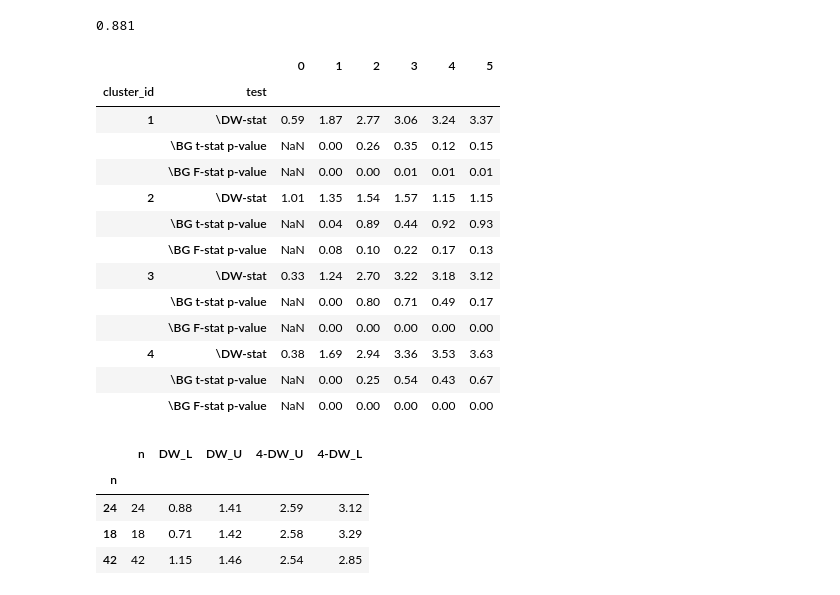
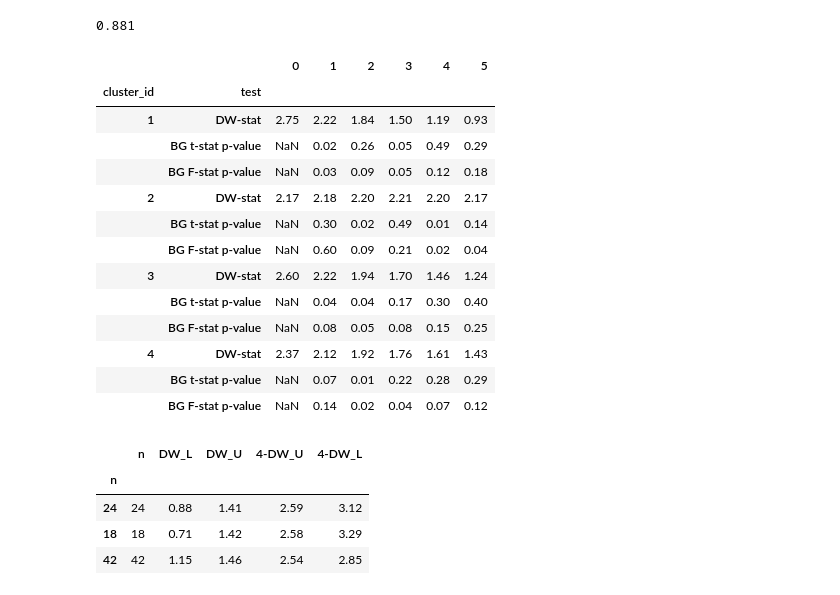
Before and after one commit to tony-pitchblack/---------------, a Jupyter notebook: clustering-structure.ipynb, the cells around one changed output. Cells and saved outputs as stored; diff of their text form; code cells hidden in the pictures.

Commit message:
calc acorr on sorted data

```diff
--- a/clustering-structure.ipynb
+++ b/clustering-structure.ipynb
@@ -350,7 +351,7 @@ regr_metrics_all = []
 breush_godfrey_all = []
 cochrane_log_all = {}
 for cluster_id in data_for_regr_cl[linkage_type].unique():
-    cluster = data_for_regr_cl[data_for_regr_cl[linkage_type] == cluster_id]
+    cluster = data_for_regr_cl[data_for_regr_cl[linkage_type] == cluster_id].sort_values(by='t')
 
     regr_metrics = {}
     X = cluster.loc[:, ["ln_K", "ln_L", "t"]]
@@ -379,7 +380,7 @@ for cluster_id in data_for_regr_cl[linkage_type].unique():
                 bg_OLS_result = bg_result[4].resols
                 bg_fpvalue = bg_result[3]
 
-                tstat_pvals_all = stats.t.sf(bg_OLS_result.tvalues, bg_OLS_result.df_resid)
+                tstat_pvals_all = stats.t.sf(np.abs(bg_OLS_result.tvalues), bg_OLS_result.df_resid)
                 tstat_pval_lag = tstat_pvals_all[first_lag + n_lags - 1]
             else:
                 tstat_pval_lag = np.nan
@@ -387,9 +388,9 @@ for cluster_id in data_for_regr_cl[linkage_type].unique():
 
             proc_step_log = {
                 # 'n lags' : n_lags,
-                '\\DW-stat' : dw_hat,
-                '\\BG t-stat p-value' : tstat_pval_lag,
-                '\\BG F-stat p-value' : bg_fpvalue,
+                'DW-stat' : dw_hat,
+                'BG t-stat p-value' : tstat_pval_lag,
+                'BG F-stat p-value' : bg_fpvalue,
             }
             proc_log[n_lags] = proc_step_log
 
@@ -453,46 +454,46 @@ for cluster_id in data_for_regr_cl[linkage_type].unique():
     # # g.map(sns.regplot, color=".3", ci=None)
     # g.map(sns.scatterplot)
     # g.set(ylim=(-1.5, 1.5), yticks=[-1.5, -1, 0, 1, 1.5])
 
 pd.set_option('display.float_format', lambda x: '%.2f' % x)
 breush_godfrey_all = pd.DataFrame(breush_godfrey_all)
 regr_metrics_all = pd.DataFrame(regr_metrics_all)
 regr_metrics_acorr = pd.DataFrame(regr_metrics_all.loc[:, [ 'cluster_id', 'n', 'DW' ]]) \
     .merge(DW_table.reset_index(drop=True), on='n', how='left')
 
 # cochrane_log_all = pd.DataFrame(cochrane_log_all)
 cochrane_log_all = pd.concat(cochrane_log_all, keys=cochrane_log_all.keys())
 cochrane_log_all = cochrane_log_all.rename_axis(['cluster_id', 'test'])
-cochrane_log_all.to_clipboard(float_format="%.2f")
+cochrane_log_all.sort_values(by='cluster_id').to_clipboard(float_format="%.2f", decimal=',')
 # print(regr_metrics_all)
 
 regr_metrics_acorr.sort_values('cluster_id', axis='index'). \
     style.format({
         'DW': '{:.2f}',
         'DW_L': '{:.2f}',
         'DW_U': '{:.2f}',
         '4-DW_U': '{:.2f}',
         '4-DW_L': '{:.2f}',
         }).hide(axis='index')
 
 breush_godfrey_all.sort_values(by='cluster_id', axis='index').style.format('{:.2f}') \
     .format('{:d}', subset=['cluster_id']).hide(axis='index')
 cochrane_log_all.sort_values(by='cluster_id')
 # %% [output]
 |  |  | 0 | 1 | 2 | 3 | 4 | 5 |
 | cluster_id | test |  |  |  |  |  |  |
-| 1 | \DW-stat | 0.59 | 1.87 | 2.77 | 3.06 | 3.24 | 3.37 |
-|  | \BG t-stat p-value | NaN | 0.00 | 0.26 | 0.35 | 0.12 | 0.15 |
-|  | \BG F-stat p-value | NaN | 0.00 | 0.00 | 0.01 | 0.01 | 0.01 |
-| 2 | \DW-stat | 1.01 | 1.35 | 1.54 | 1.57 | 1.15 | 1.15 |
-|  | \BG t-stat p-value | NaN | 0.04 | 0.89 | 0.44 | 0.92 | 0.93 |
-|  | \BG F-stat p-value | NaN | 0.08 | 0.10 | 0.22 | 0.17 | 0.13 |
-| 3 | \DW-stat | 0.33 | 1.24 | 2.70 | 3.22 | 3.18 | 3.12 |
-|  | \BG t-stat p-value | NaN | 0.00 | 0.80 | 0.71 | 0.49 | 0.17 |
-|  | \BG F-stat p-value | NaN | 0.00 | 0.00 | 0.00 | 0.00 | 0.00 |
-| 4 | \DW-stat | 0.38 | 1.69 | 2.94 | 3.36 | 3.53 | 3.63 |
-|  | \BG t-stat p-value | NaN | 0.00 | 0.25 | 0.54 | 0.43 | 0.67 |
-|  | \BG F-stat p-value | NaN | 0.00 | 0.00 | 0.00 | 0.00 | 0.00 |
+| 1 | DW-stat | 2.75 | 2.22 | 1.84 | 1.50 | 1.19 | 0.93 |
+|  | BG t-stat p-value | NaN | 0.02 | 0.26 | 0.05 | 0.49 | 0.29 |
+|  | BG F-stat p-value | NaN | 0.03 | 0.09 | 0.05 | 0.12 | 0.18 |
+| 2 | DW-stat | 2.17 | 2.18 | 2.20 | 2.21 | 2.20 | 2.17 |
+|  | BG t-stat p-value | NaN | 0.30 | 0.02 | 0.49 | 0.01 | 0.14 |
+|  | BG F-stat p-value | NaN | 0.60 | 0.09 | 0.21 | 0.02 | 0.04 |
+| 3 | DW-stat | 2.60 | 2.22 | 1.94 | 1.70 | 1.46 | 1.24 |
+|  | BG t-stat p-value | NaN | 0.04 | 0.04 | 0.17 | 0.30 | 0.40 |
+|  | BG F-stat p-value | NaN | 0.08 | 0.05 | 0.08 | 0.15 | 0.25 |
+| 4 | DW-stat | 2.37 | 2.12 | 1.92 | 1.76 | 1.61 | 1.43 |
+|  | BG t-stat p-value | NaN | 0.07 | 0.01 | 0.22 | 0.28 | 0.29 |
+|  | BG F-stat p-value | NaN | 0.14 | 0.02 | 0.04 | 0.07 | 0.12 |
 # %%
 DW_table
 # %% [output]
```
Also changed, not shown: parts of 5 cells of this notebook, 4 other files.
